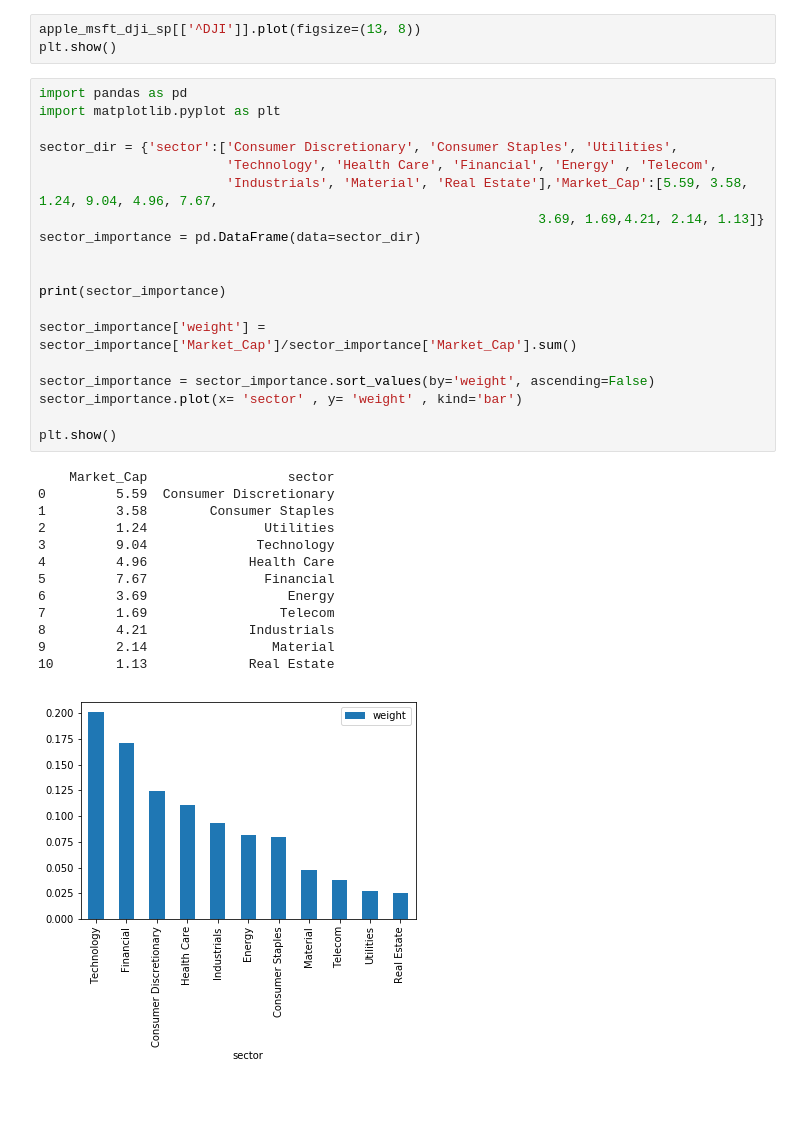
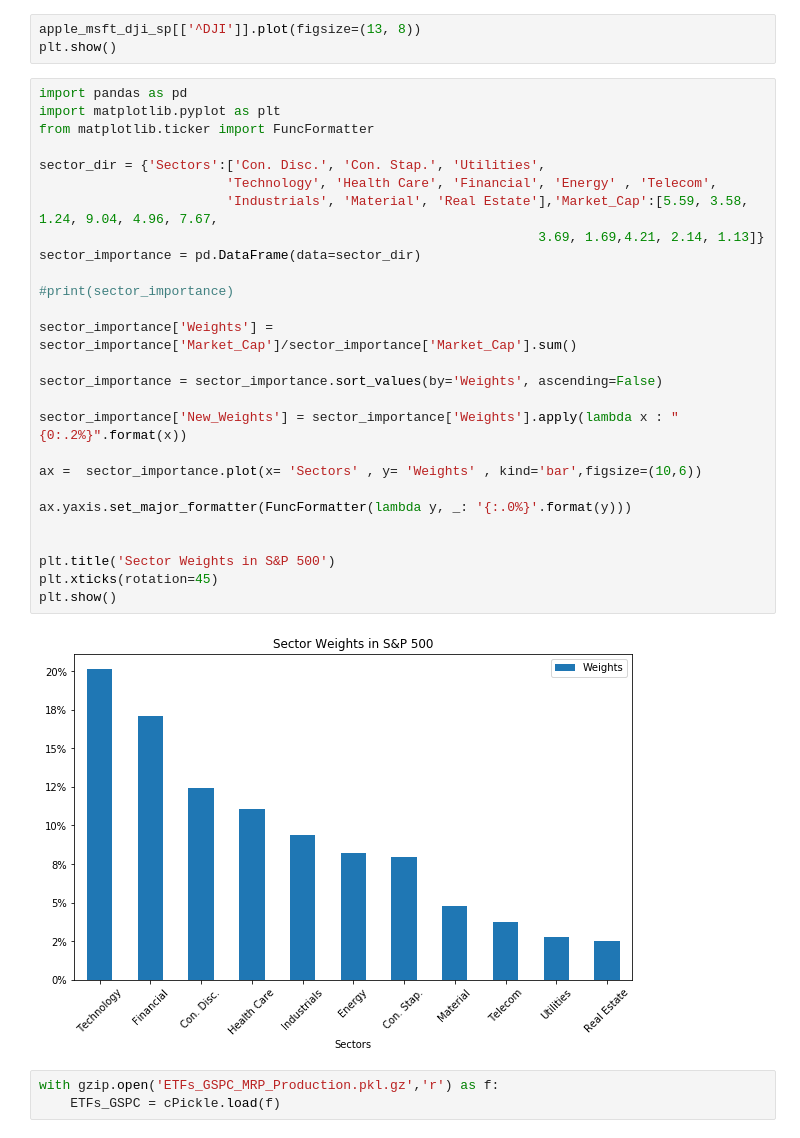
Before and after one commit to IceCreammm/MRP, a Jupyter notebook: Financial_Data_Analysis_office.ipynb, the cells around one changed output. Cells and saved outputs as stored; diff of their text form; blank space fills up the shorter version.

```diff
--- a/Financial_Data_Analysis_office.ipynb
+++ b/Financial_Data_Analysis_office.ipynb
@@ -67,33 +67,32 @@ plt.show()
 # %%
 import pandas as pd
 import matplotlib.pyplot as plt
+from matplotlib.ticker import FuncFormatter
 
-sector_dir = {'sector':['Consumer Discretionary', 'Consumer Staples', 'Utilities',
+sector_dir = {'Sectors':['Con. Disc.', 'Con. Stap.', 'Utilities',
                         'Technology', 'Health Care', 'Financial', 'Energy' , 'Telecom',
                         'Industrials', 'Material', 'Real Estate'],'Market_Cap':[5.59, 3.58, 1.24, 9.04, 4.96, 7.67,
                                                                 3.69, 1.69,4.21, 2.14, 1.13]}
 sector_importance = pd.DataFrame(data=sector_dir)
 
+#print(sector_importance)
 
-print(sector_importance)
+sector_importance['Weights'] = sector_importance['Market_Cap']/sector_importance['Market_Cap'].sum()
 
-sector_importance['weight'] = sector_importance['Market_Cap']/sector_importance['Market_Cap'].sum()
+sector_importance = sector_importance.sort_values(by='Weights', ascending=False)
 
-sector_importance = sector_importance.sort_values(by='weight', ascending=False)
-sector_importance.plot(x= 'sector' , y= 'weight' , kind='bar')
+sector_importance['New_Weights'] = sector_importance['Weights'].apply(lambda x : "{0:.2%}".format(x))
 
+ax =  sector_importance.plot(x= 'Sectors' , y= 'Weights' , kind='bar',figsize=(10,6))
+
+ax.yaxis.set_major_formatter(FuncFormatter(lambda y, _: '{:.0%}'.format(y)))
+
+
+plt.title('Sector Weights in S&P 500')
+plt.xticks(rotation=45)
 plt.show()
 # %% [output]
-    Market_Cap                  sector
-0         5.59  Consumer Discretionary
-1         3.58        Consumer Staples
-2         1.24               Utilities
-3         9.04              Technology
-4         4.96             Health Care
-5         7.67               Financial
-6         3.69                  Energy
-7         1.69                 Telecom
-8         4.21             Industrials
-9         2.14                Material
-10        1.13             Real Estate
-[figure, old version]
+[figure, new version]
+# %%
+with gzip.open('ETFs_GSPC_MRP_Production.pkl.gz','r') as f:
+    ETFs_GSPC = cPickle.load(f)
```
Also changed, not shown: parts of 18 cells of this notebook, 6 other files.
